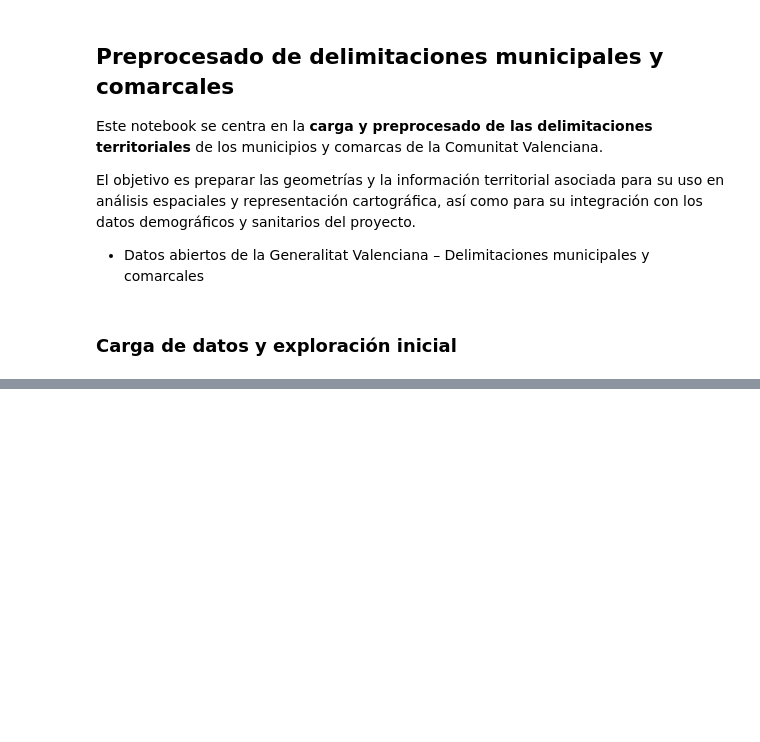
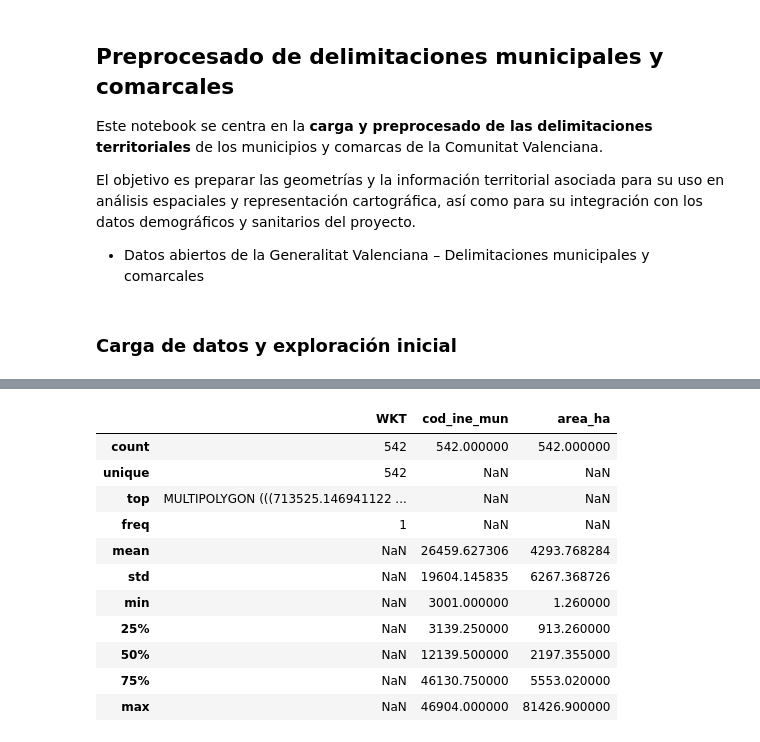
Before and after one commit to nt33/PRVD-Proyecto_Salud, a Jupyter notebook: 01-preprocesado/datos_municipios.ipynb, the cells around one changed output, grey strips where cells are left out. Saved outputs shown, nothing was run; the diff lists cells and outputs as text; code cells hidden in the pictures; blank space fills up the shorter version.

```diff
--- a/01-preprocesado/datos_municipios.ipynb
+++ b/01-preprocesado/datos_municipios.ipynb
@@ -31,0 +120,16 @@ comarca_datos
+# %%
+municipios_clean = municipios_raw[['WKT', 'cod_ine_mun', 'area_ha']]
+municipios_clean.describe(include='all')
+# %% [output]
+|  | WKT | cod_ine_mun | area_ha |
+| count | 542 | 542.000000 | 542.000000 |
+| unique | 542 | NaN | NaN |
+| top | MULTIPOLYGON (((713525.146941122 ... | NaN | NaN |
+| freq | 1 | NaN | NaN |
+| mean | NaN | 26459.627306 | 4293.768284 |
+| std | NaN | 19604.145835 | 6267.368726 |
+| min | NaN | 3001.000000 | 1.260000 |
+| 25% | NaN | 3139.250000 | 913.260000 |
+| 50% | NaN | 12139.500000 | 2197.355000 |
+| 75% | NaN | 46130.750000 | 5553.020000 |
+| max | NaN | 46904.000000 | 81426.900000 |
```
Also changed, not shown: parts of 17 cells of this notebook, 1 other file.
